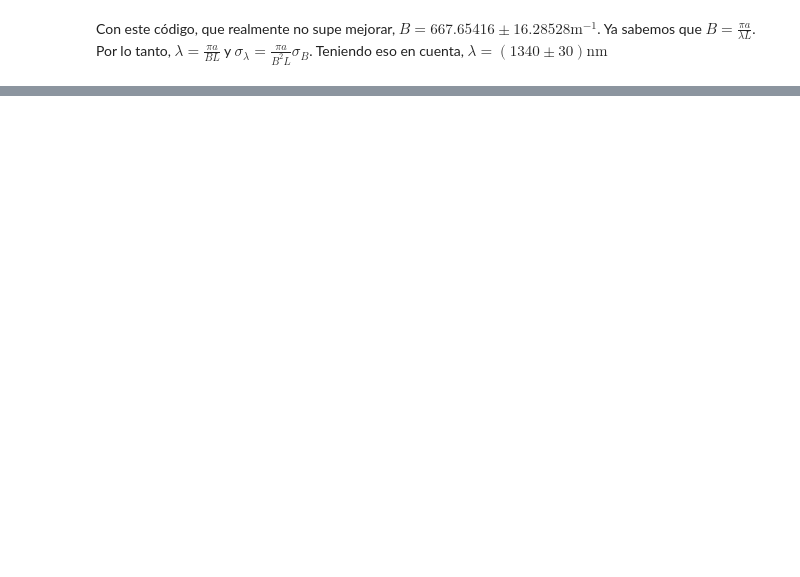
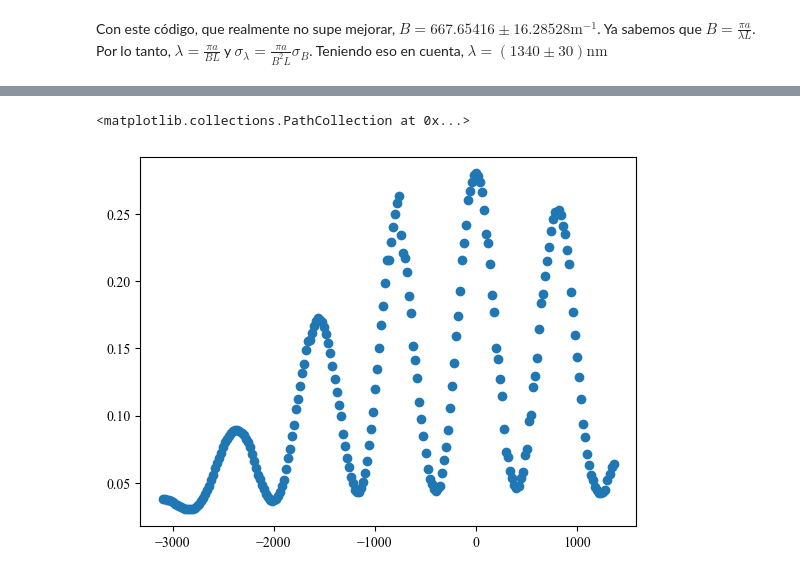
Before and after one commit to samuhdz/Laboratorio-Intermedio, a Jupyter notebook: Doble Rendija/Fits.ipynb, the cells around one changed output, grey strips where cells are left out. Drawn from its saved outputs; the diff is of its cells as text; code cells hidden in the pictures; blank space fills up the shorter version.

Commit message:
doble

```diff
--- a/Doble Rendija/Fits.ipynb
+++ b/Doble Rendija/Fits.ipynb
@@ -87,0 +87,10 @@ Con este código, que realmente no supe mejorar, $B=667.65416 \pm 16.28528 \text
+# %%
+data = pd.read_excel("Doble Rendija.xlsx", sheet_name="Hoja2")
+x_= data['micras '].to_numpy()
+I = data['voltaje'].to_numpy()
+
+x0_indice = np.argmax(I)
+x0 = x_[x0_indice]
+x = x_ - x0
+
+plt.scatter(x,I)
@@ -87,0 +100,13 @@ Con este código, que realmente no supe mejorar, $B=667.65416 \pm 16.28528 \text
+# %%
+#filtrado
+i_malo = 243
+I[i_malo] = 0.5*(I[i_malo+1] + I[i_malo-1])
+
+I0 = I[x0_indice]
+x = x[210:434]
+I = I[210:434]
+
+plt.scatter(x,I)
+# %% [output]
+<matplotlib.collections.PathCollection at 0x...>
+[figure, added]
```
Also changed, not shown: parts of 9 cells of this notebook, 2 other files.
